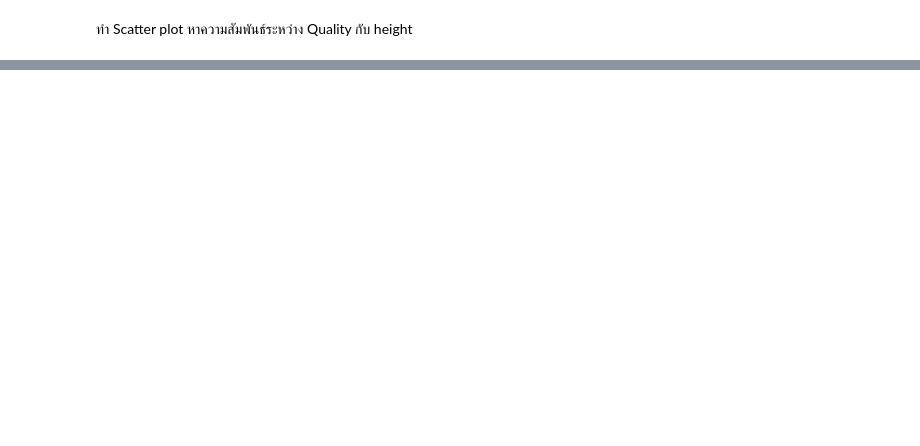
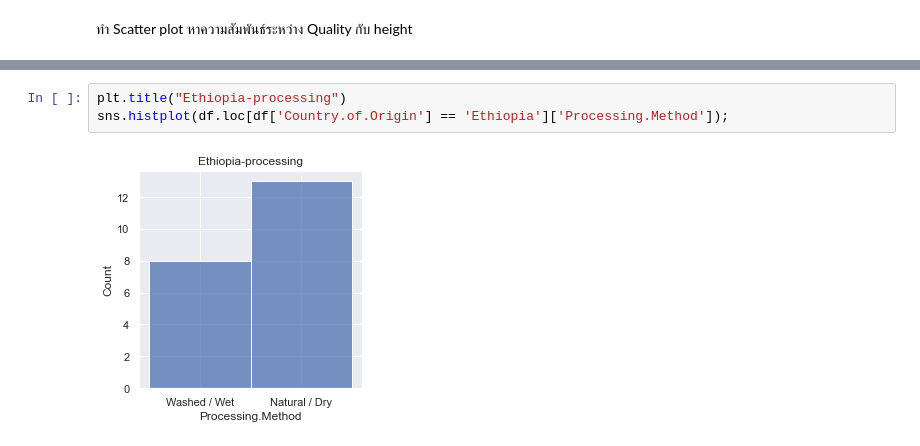
Before and after one commit to arrrin/coffee-analysis, a Jupyter notebook: Basic.ipynb, the cells around one changed output, grey strips where cells are left out. Drawn from its saved outputs; the diff is of its cells as text; blank space fills up the shorter version.

```diff
--- a/Basic.ipynb
+++ b/Basic.ipynb
@@ -167,0 +246,5 @@ except ValueError:
+# %%
+plt.title("Ethiopia-processing")
+sns.histplot(df.loc[df['Country.of.Origin'] == 'Ethiopia']['Processing.Method']);
+# %% [output]
+[figure, added]
```
Also changed, not shown: parts of 21 cells of this notebook.
